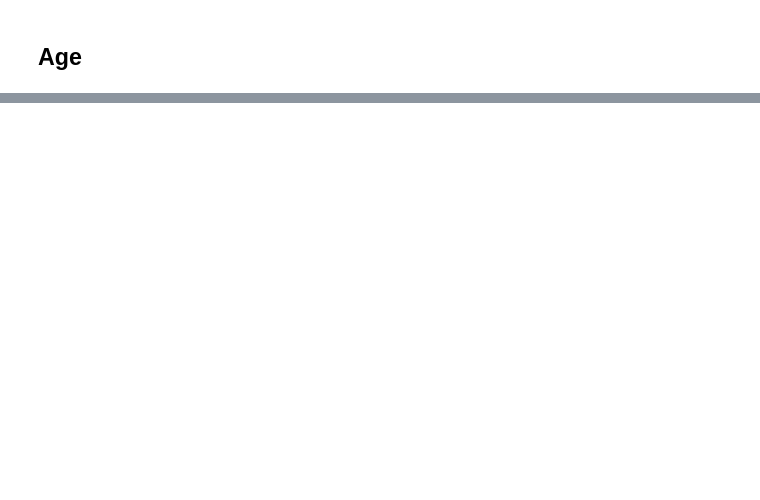
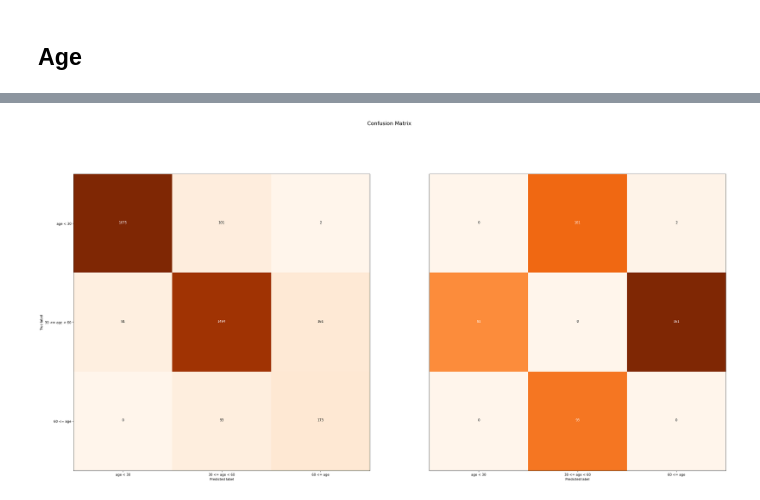
Before and after one commit to bcaitech1/p1-img-ggm1207, a Jupyter notebook: 1-STAGE/notebook/18-check-predict.ipynb, the cells around one changed output, grey strips where cells are left out. Saved outputs shown, nothing was run; the diff lists cells and outputs as text; code cells hidden in the pictures; blank space fills up the shorter version.

```diff
--- a/1-STAGE/notebook/18-check-predict.ipynb
+++ b/1-STAGE/notebook/18-check-predict.ipynb
@@ -219,12 +243,3 @@ gender_model, key = models[1], 'gender'
 ## Age
 # %%
 age_model, key = models[2], 'age'
-# %%
-if __name__ == "__main__":
-    args = get_args()
-    args.device = "cuda:0" if torch.cuda.is_available() else "cpu"
-
-    print("PyTorch version:[%s]." % (torch.__version__))
-    print("This code use [%s]." % (args.device))
-
-    main(args)
@@ -230,0 +258,4 @@ if __name__ == "__main__":
+# %%
+fig = log_confusion_matrix(args, labels, preds)
+# %% [output]
+[figure, added]
```
Also changed, not shown: parts of 9 cells of this notebook, 7 other files.
